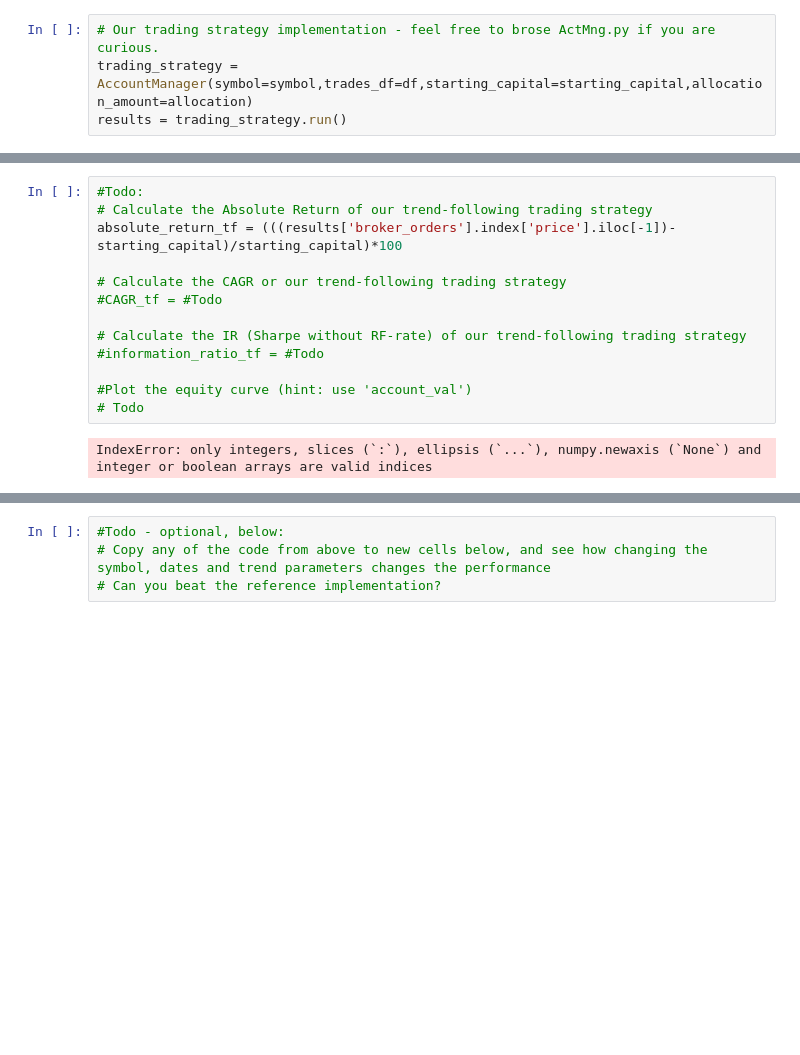
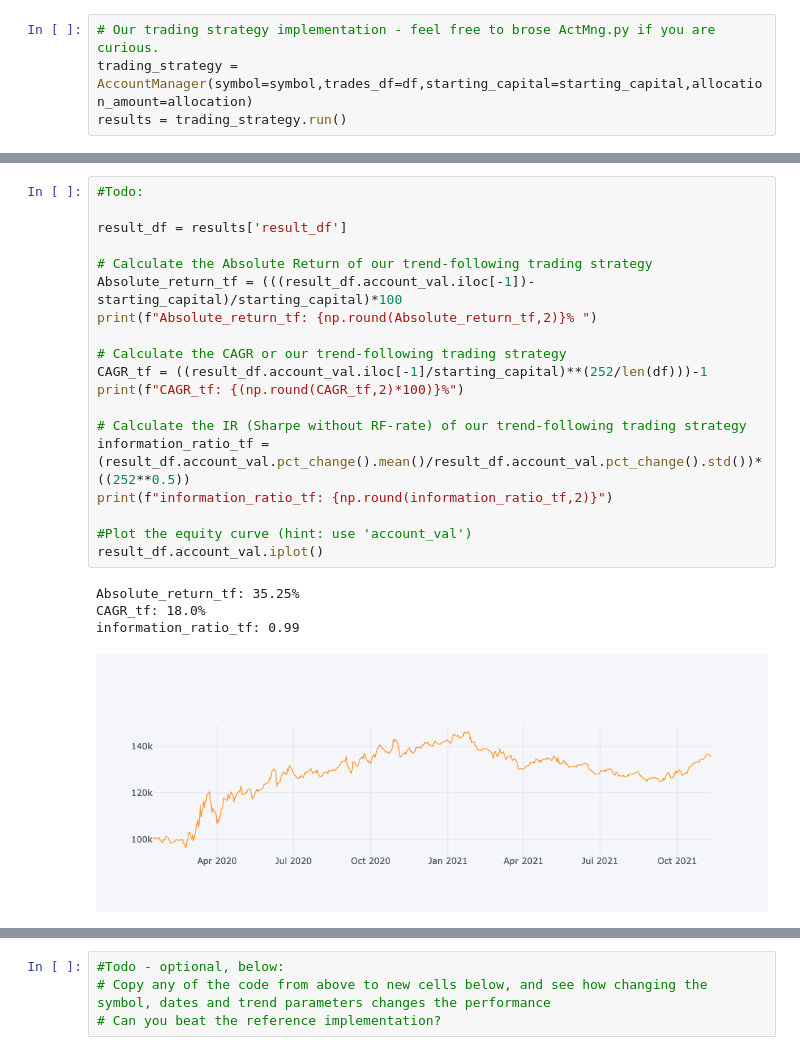
Before and after one commit to lamaalabdalaal/W5C2, a Jupyter notebook: W5C2_template.ipynb, the cells around one changed output, grey strips where cells are left out. Drawn from its saved outputs; the diff is of its cells as text; blank space fills up the shorter version.

```diff
--- a/W5C2_template.ipynb
+++ b/W5C2_template.ipynb
@@ -132,17 +132,26 @@ results['broker_orders']
 66 rows × 8 columns
 # %%
 #Todo:
+
+result_df = results['result_df']
+
 # Calculate the Absolute Return of our trend-following trading strategy
-absolute_return_tf = (((results['broker_orders'].index['price'].iloc[-1])- starting_capital)/starting_capital)*100
+Absolute_return_tf = (((result_df.account_val.iloc[-1])- starting_capital)/starting_capital)*100
+print(f"Absolute_return_tf: {np.round(Absolute_return_tf,2)}% ")
 
 # Calculate the CAGR or our trend-following trading strategy
-#CAGR_tf = #Todo
+CAGR_tf = ((result_df.account_val.iloc[-1]/starting_capital)**(252/len(df)))-1
+print(f"CAGR_tf: {(np.round(CAGR_tf,2)*100)}%")
 
 # Calculate the IR (Sharpe without RF-rate) of our trend-following trading strategy
-#information_ratio_tf = #Todo
+information_ratio_tf = (result_df.account_val.pct_change().mean()/result_df.account_val.pct_change().std())*((252**0.5))
+print(f"information_ratio_tf: {np.round(information_ratio_tf,2)}")
 
 #Plot the equity curve (hint: use 'account_val')
-# Todo
+result_df.account_val.iplot()
 # %% [output]
-IndexError: only integers, slices (`:`), ellipsis (`...`), numpy.newaxis (`None`) and integer or boolean arrays are valid indices
+Absolute_return_tf: 35.25%
+CAGR_tf: 18.0%
+information_ratio_tf: 0.99
+[figure, added]
 # %%
```
Also changed, not shown: parts of 8 cells of this notebook.
